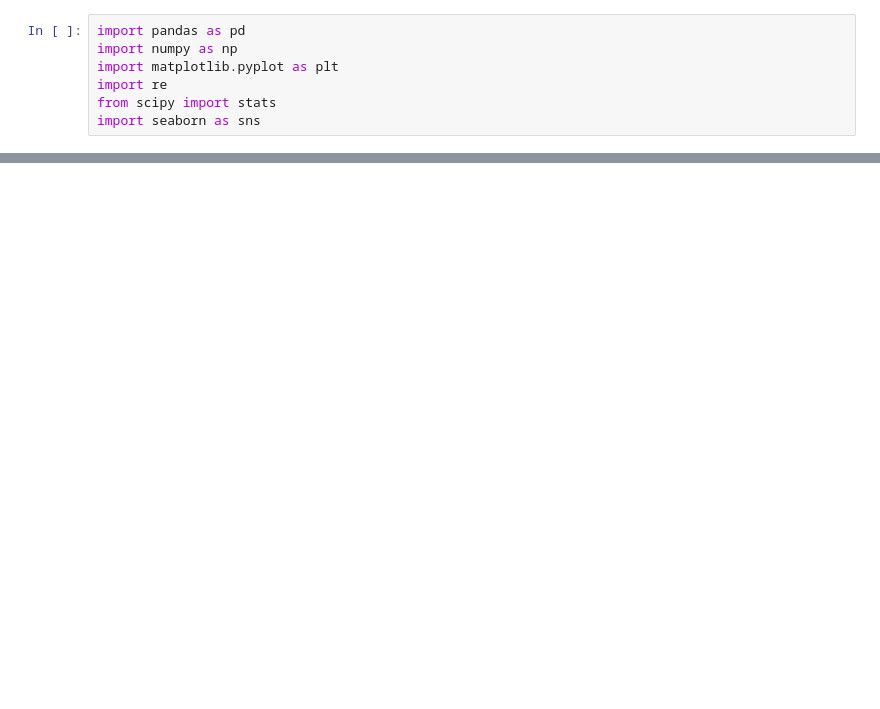
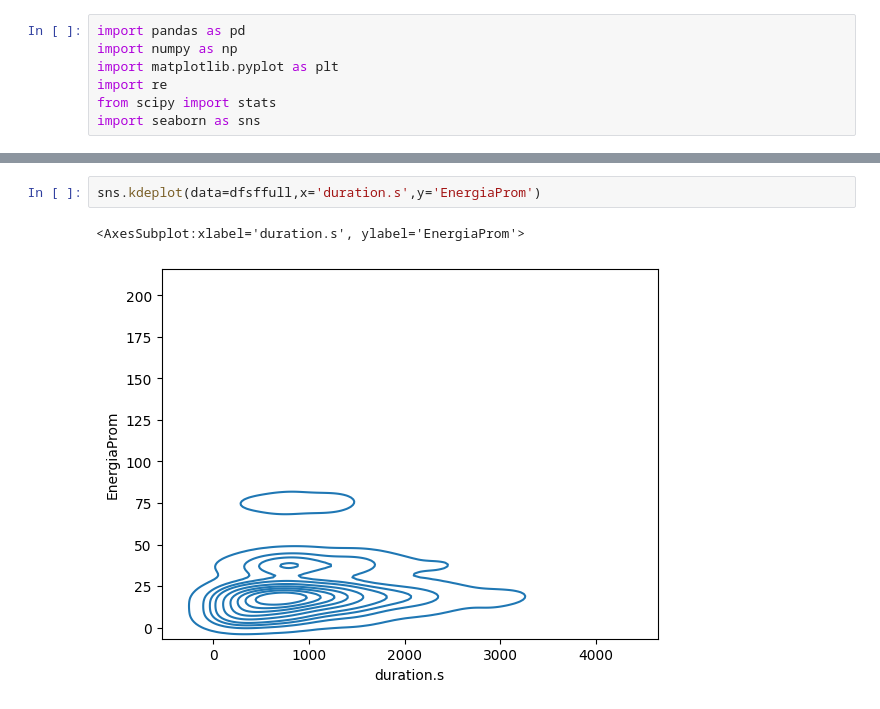
Before and after one commit to Exploratory-Data-Analiysis/Exam_1, a Jupyter notebook: ParcialFC.ipynb, the cells around one changed output, grey strips where cells are left out. Cells and saved outputs as stored; diff of their text form; blank space fills up the shorter version.

```diff
--- a/ParcialFC.ipynb
+++ b/ParcialFC.ipynb
@@ -98,0 +89,5 @@ el promedio de la energia promedio es  21.645833333333332
+# %%
+sns.kdeplot(data=dfsffull,x='duration.s',y='EnergiaProm')
+# %% [output]
+<AxesSubplot:xlabel='duration.s', ylabel='EnergiaProm'>
+[figure, added]
```
Also changed, not shown: parts of 3 cells of this notebook.
